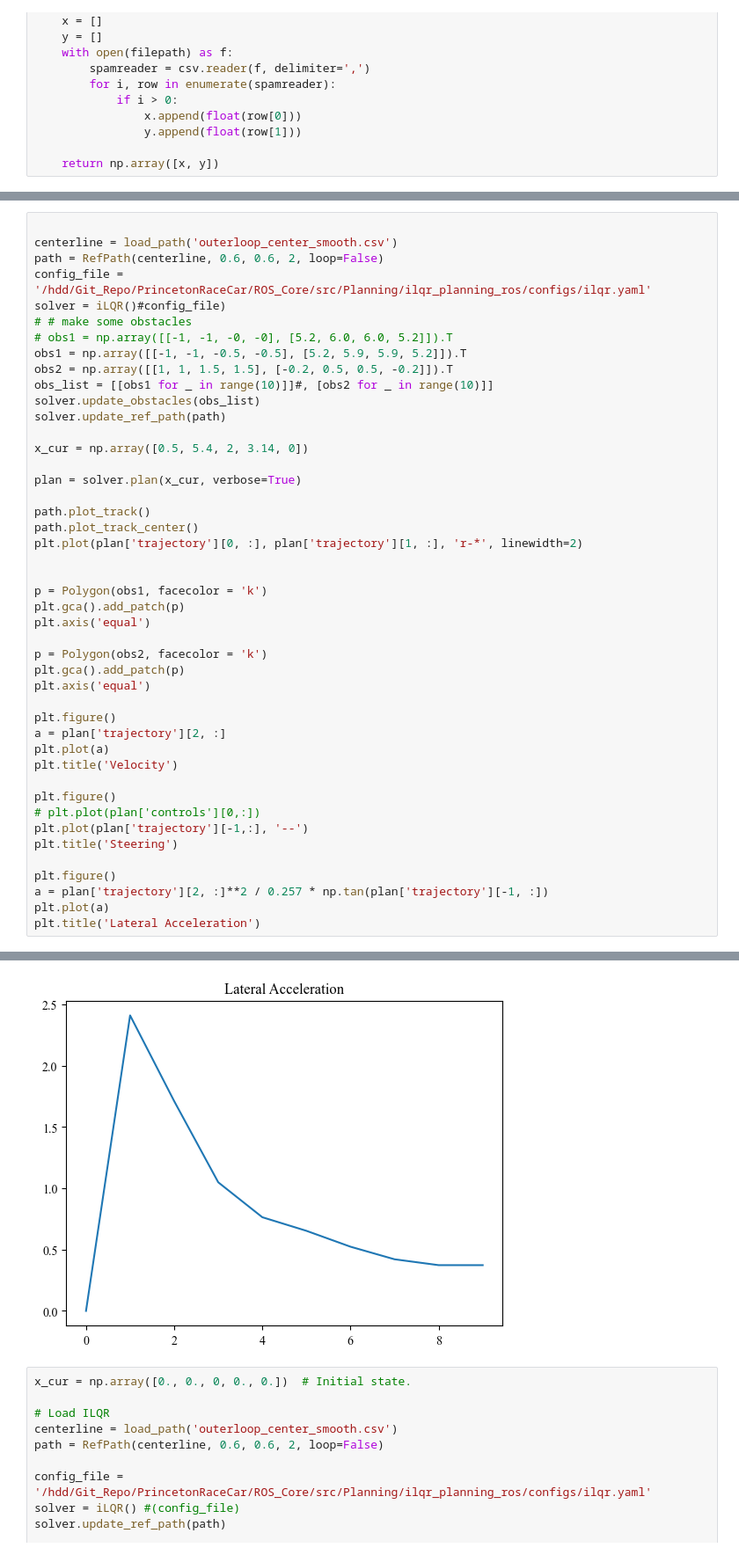
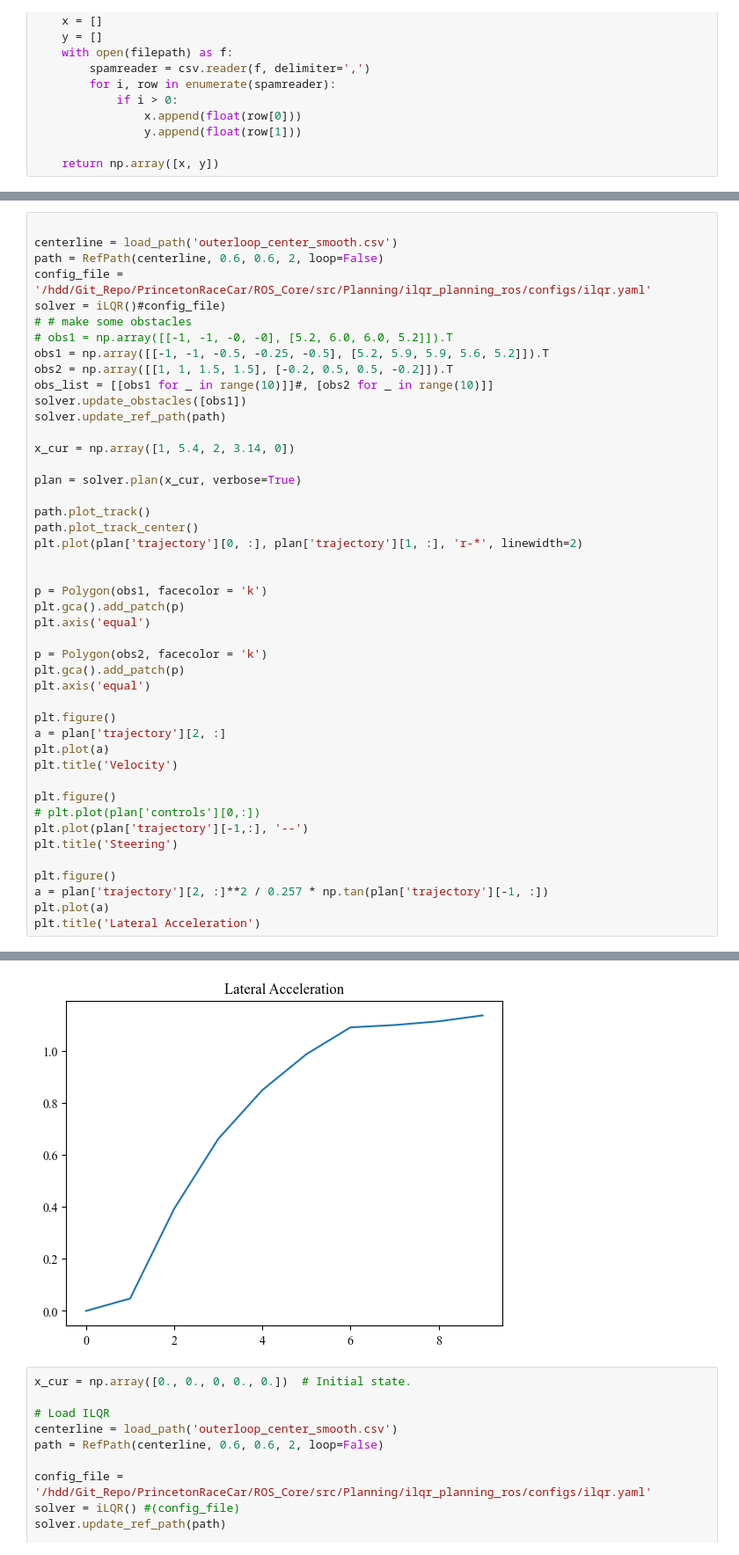
Before and after one commit to SafeRoboticsLab/PrincetonRaceCar_planning, a Jupyter notebook: scripts/planner/test_ilqr.ipynb, the cells around one changed output, grey strips where cells are left out. Shown at 88% size. Drawn from its saved outputs; the diff is of its cells as text.

Commit message:
update obstacle

```diff
--- a/scripts/planner/test_ilqr.ipynb
+++ b/scripts/planner/test_ilqr.ipynb
@@ -59,13 +52,13 @@ config_file = '/hdd/Git_Repo/PrincetonRaceCar/ROS_Core/src/Planning/ilqr_plannin
 solver = iLQR()#config_file)
 # # make some obstacles
 # obs1 = np.array([[-1, -1, -0, -0], [5.2, 6.0, 6.0, 5.2]]).T
-obs1 = np.array([[-1, -1, -0.5, -0.5], [5.2, 5.9, 5.9, 5.2]]).T
+obs1 = np.array([[-1, -1, -0.5, -0.25, -0.5], [5.2, 5.9, 5.9, 5.6, 5.2]]).T
 obs2 = np.array([[1, 1, 1.5, 1.5], [-0.2, 0.5, 0.5, -0.2]]).T
 obs_list = [[obs1 for _ in range(10)]]#, [obs2 for _ in range(10)]]
-solver.update_obstacles(obs_list)
+solver.update_obstacles([obs1])
 solver.update_ref_path(path)
 
-x_cur = np.array([0.5, 5.4, 2, 3.14, 0])
+x_cur = np.array([1, 5.4, 2, 3.14, 0])
 
 plan = solver.plan(x_cur, verbose=True)
 
@@ -121,4 +114,4 @@ Text(0.5, 1.0, 'Lateral Acceleration')
-[figure, old version]
+[figure, new version]
 # %%
 x_cur = np.array([0., 0., 0, 0., 0.])  # Initial state.
 
```
Also changed, not shown: parts of 2 cells of this notebook, 3 other files.
